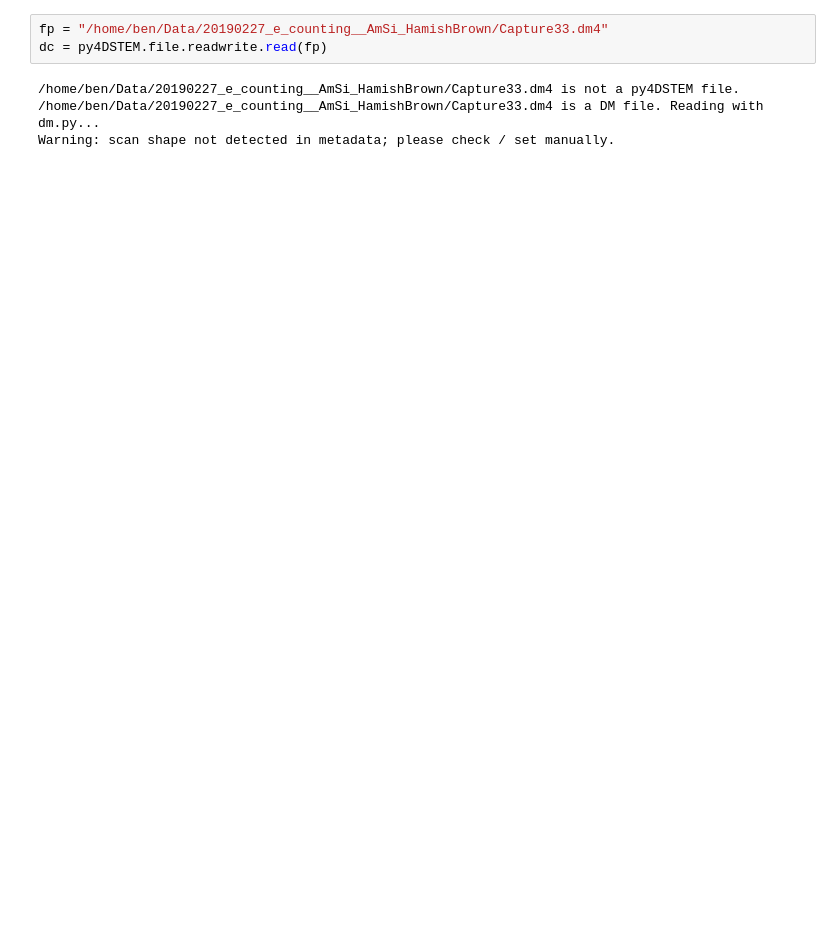
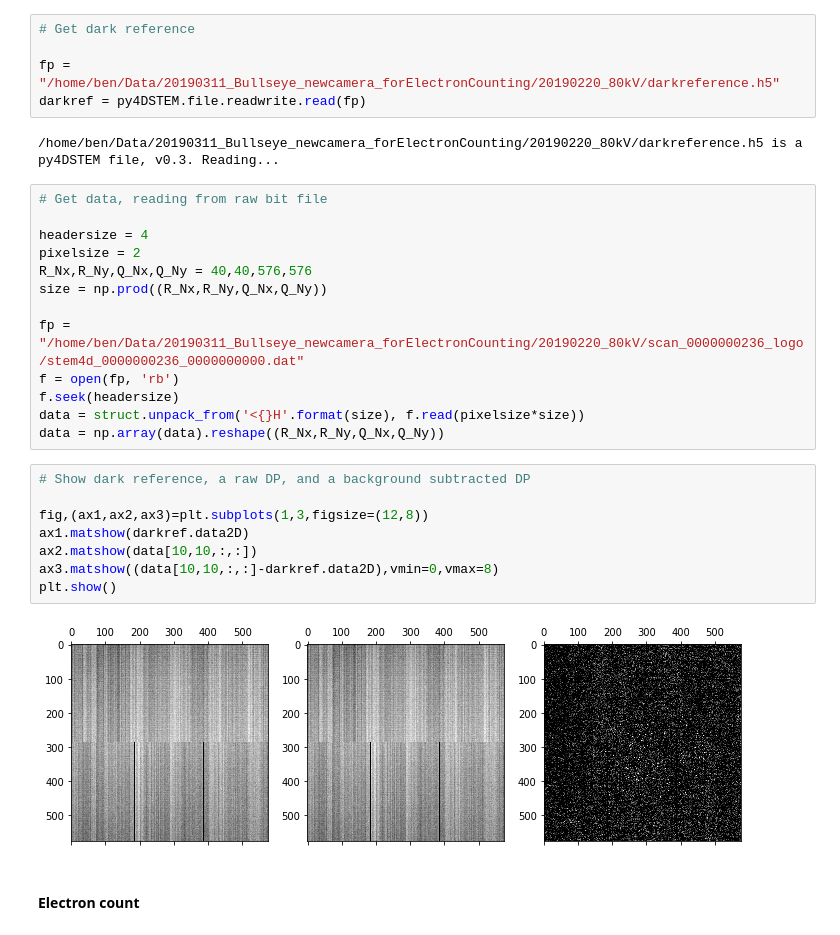
Before and after one commit to py4dstem/py4DSTEM, a Jupyter notebook: py4DSTEM/notebooks/module_demos/prepocess/electron_count.ipynb, the cells around one changed output. Drawn from its saved outputs; the diff is of its cells as text; blank space fills up the shorter version.

Commit message:
Completes electron counting demo notebooks, minor edits to electron counting code, minor updates to GUI for v0.3 reading compatibility.
Former-commit-id: 31076d90fc11e1017c0316695beaec6d14906ac1

```diff
--- a/py4DSTEM/notebooks/module_demos/prepocess/electron_count.ipynb
+++ b/py4DSTEM/notebooks/module_demos/prepocess/electron_count.ipynb
@@ -13,7 +20,32 @@ ModuleNotFoundError: No module named 'torch'
 # %%
-fp = "/home/ben/Data/20190227_e_counting__AmSi_HamishBrown/Capture33.dm4"
-dc = py4DSTEM.file.readwrite.read(fp)
+# Get dark reference
+
+fp = "/home/ben/Data/20190311_Bullseye_newcamera_forElectronCounting/20190220_80kV/darkreference.h5"
+darkref = py4DSTEM.file.readwrite.read(fp)
 # %% [output]
-/home/ben/Data/20190227_e_counting__AmSi_HamishBrown/Capture33.dm4 is not a py4DSTEM file.
-/home/ben/Data/20190227_e_counting__AmSi_HamishBrown/Capture33.dm4 is a DM file. Reading with dm.py...
-Warning: scan shape not detected in metadata; please check / set manually.
+/home/ben/Data/20190311_Bullseye_newcamera_forElectronCounting/20190220_80kV/darkreference.h5 is a py4DSTEM file, v0.3. Reading...
+# %%
+# Get data, reading from raw bit file
+
+headersize = 4
+pixelsize = 2
+R_Nx,R_Ny,Q_Nx,Q_Ny = 40,40,576,576
+size = np.prod((R_Nx,R_Ny,Q_Nx,Q_Ny))
+
+fp = "/home/ben/Data/20190311_Bullseye_newcamera_forElectronCounting/20190220_80kV/scan_0000000236_logo/stem4d_0000000236_0000000000.dat"
+f = open(fp, 'rb')
+f.seek(headersize)
+data = struct.unpack_from('<{}H'.format(size), f.read(pixelsize*size))
+data = np.array(data).reshape((R_Nx,R_Ny,Q_Nx,Q_Ny))
+# %%
+# Show dark reference, a raw DP, and a background subtracted DP
+
+fig,(ax1,ax2,ax3)=plt.subplots(1,3,figsize=(12,8))
+ax1.matshow(darkref.data2D)
+ax2.matshow(data[10,10,:,:])
+ax3.matshow((data[10,10,:,:]-darkref.data2D),vmin=0,vmax=8)
+plt.show()
+# %% [output]
+[figure, added]
+# %% [markdown]
+#### Electron count
```
Also changed, not shown: parts of 9 cells of this notebook, 6 other files.
